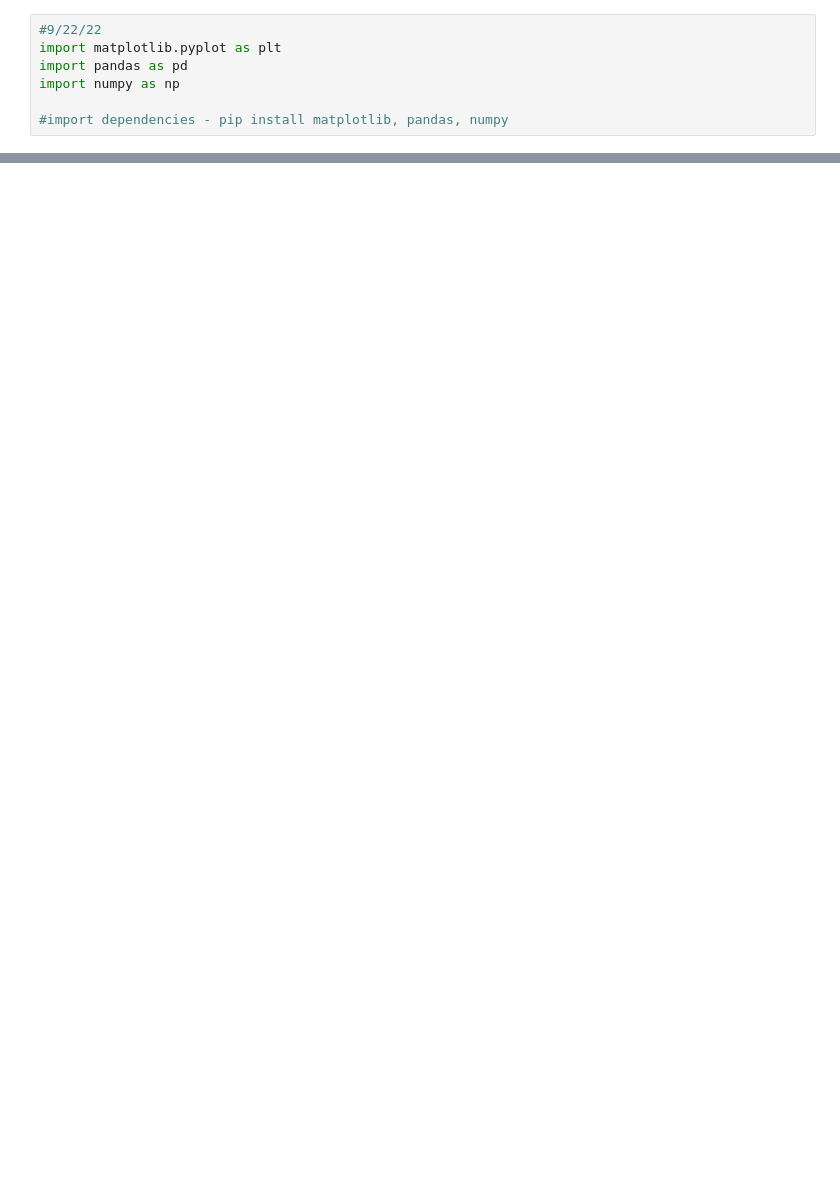
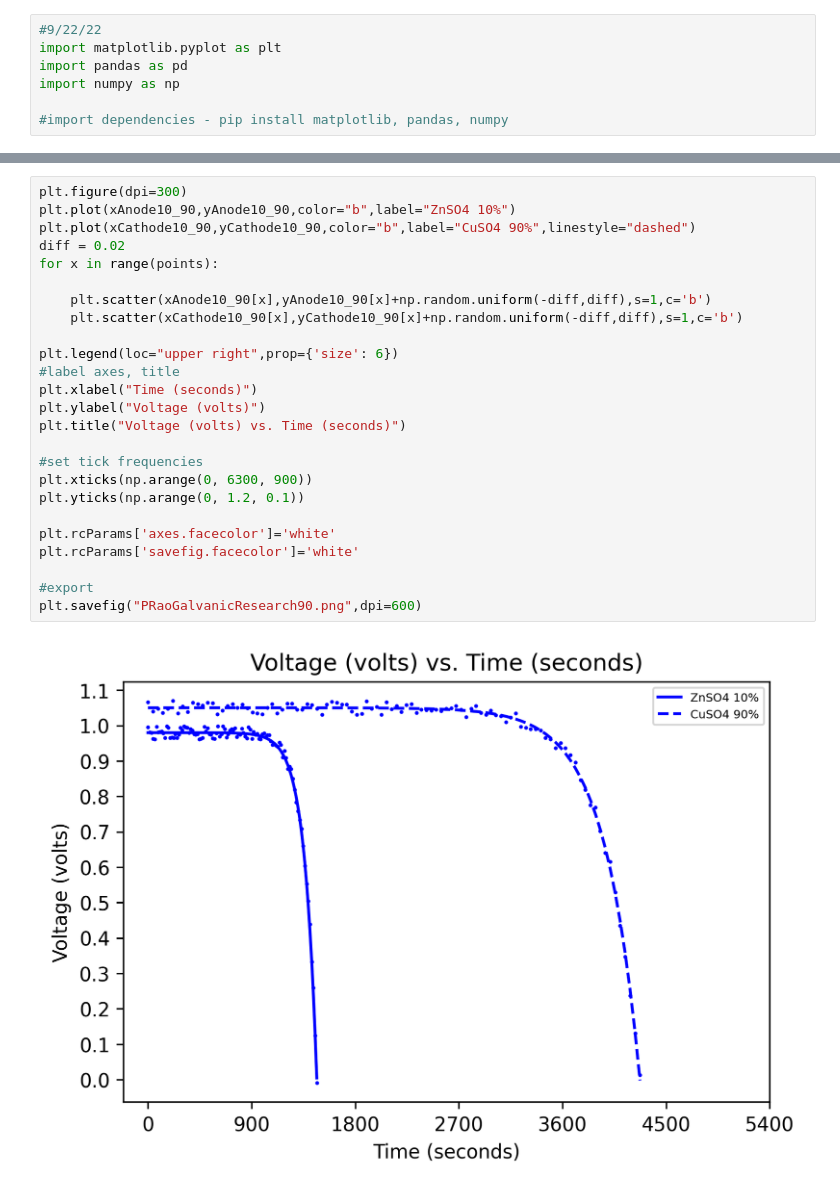
Before and after one commit to edisons3608/PVRGalvanicResearch, a Jupyter notebook: PRaoGalvanicResearch.ipynb, the cells around one changed output, grey strips where cells are left out. Cells and saved outputs as stored; diff of their text form; blank space fills up the shorter version.

```diff
--- a/PRaoGalvanicResearch.ipynb
+++ b/PRaoGalvanicResearch.ipynb
@@ -93,0 +94,27 @@ plt.savefig("PRaoGalvanicResearch90.png",dpi=600)
+# %%
+plt.figure(dpi=300)
+plt.plot(xAnode10_90,yAnode10_90,color="b",label="ZnSO4 10%")
+plt.plot(xCathode10_90,yCathode10_90,color="b",label="CuSO4 90%",linestyle="dashed")
+diff = 0.02
+for x in range(points):
+
+    plt.scatter(xAnode10_90[x],yAnode10_90[x]+np.random.uniform(-diff,diff),s=1,c='b')
+    plt.scatter(xCathode10_90[x],yCathode10_90[x]+np.random.uniform(-diff,diff),s=1,c='b')
+
+plt.legend(loc="upper right",prop={'size': 6})
+#label axes, title
+plt.xlabel("Time (seconds)")
+plt.ylabel("Voltage (volts)")
+plt.title("Voltage (volts) vs. Time (seconds)")
+
+#set tick frequencies
+plt.xticks(np.arange(0, 6300, 900))
+plt.yticks(np.arange(0, 1.2, 0.1))
+
+plt.rcParams['axes.facecolor']='white'
+plt.rcParams['savefig.facecolor']='white'
+
+#export
+plt.savefig("PRaoGalvanicResearch90.png",dpi=600)
+# %% [output]
+[figure, added]
```
Also changed, not shown: parts of 3 cells of this notebook, 1 other file.
